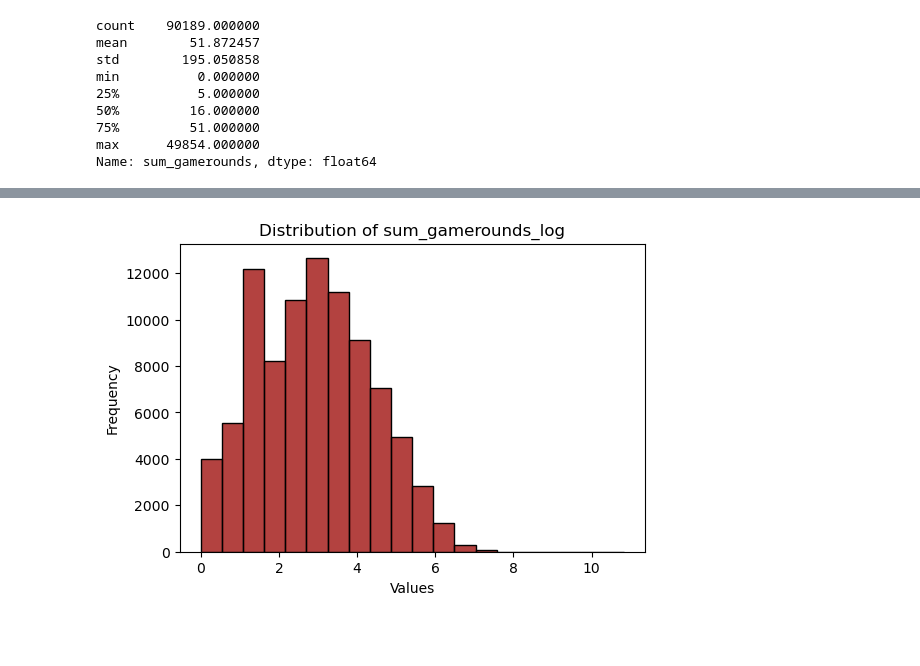
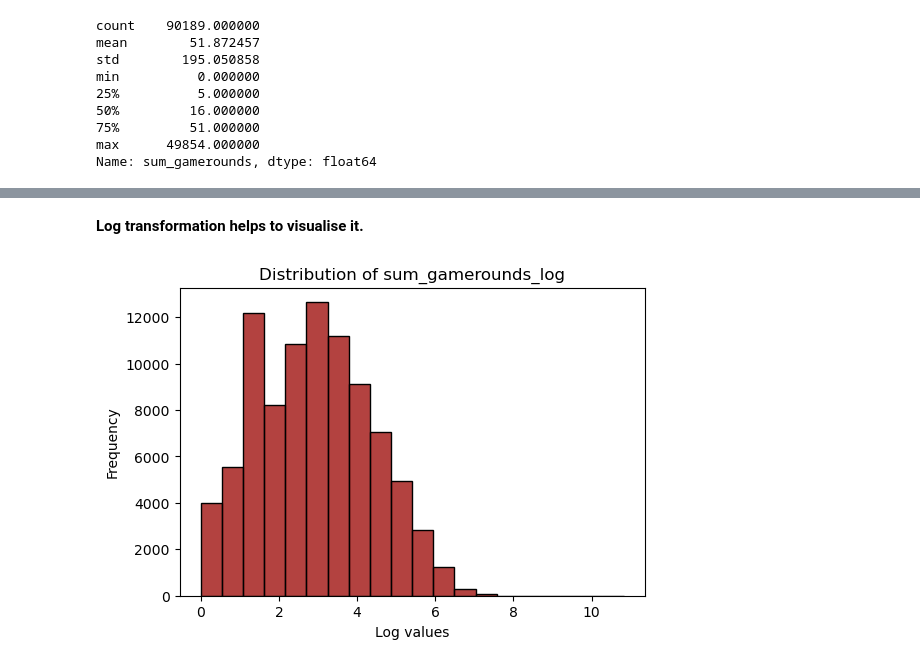
Before and after one commit to Lughaidh-w/AB-Testing-Cookie-Cats, a Jupyter notebook: notebooks/ab-testing-cookie-cats.ipynb, the cells around one changed output, grey strips where cells are left out. Drawn from its saved outputs; the diff is of its cells as text; code cells hidden in the pictures; blank space fills up the shorter version.

```diff
--- a/notebooks/ab-testing-cookie-cats.ipynb
+++ b/notebooks/ab-testing-cookie-cats.ipynb
@@ -105,5 +111,7 @@ some_functions.basic_histo(df.sum_gamerounds, bins=20)
+# %% [markdown]
+<b>Log transformation helps to visualise it.
 # %%
 df['sum_gamerounds_log'] = np.log(df['sum_gamerounds']+1)
-some_functions.basic_histo(df.sum_gamerounds_log, bins=20)
+some_functions.basic_histo(df.sum_gamerounds_log, bins=20, values="Log values")
 # %% [output]
-[figure, old version]
+[figure, new version]
```
Also changed, not shown: parts of 21 cells of this notebook, 2 other files.
